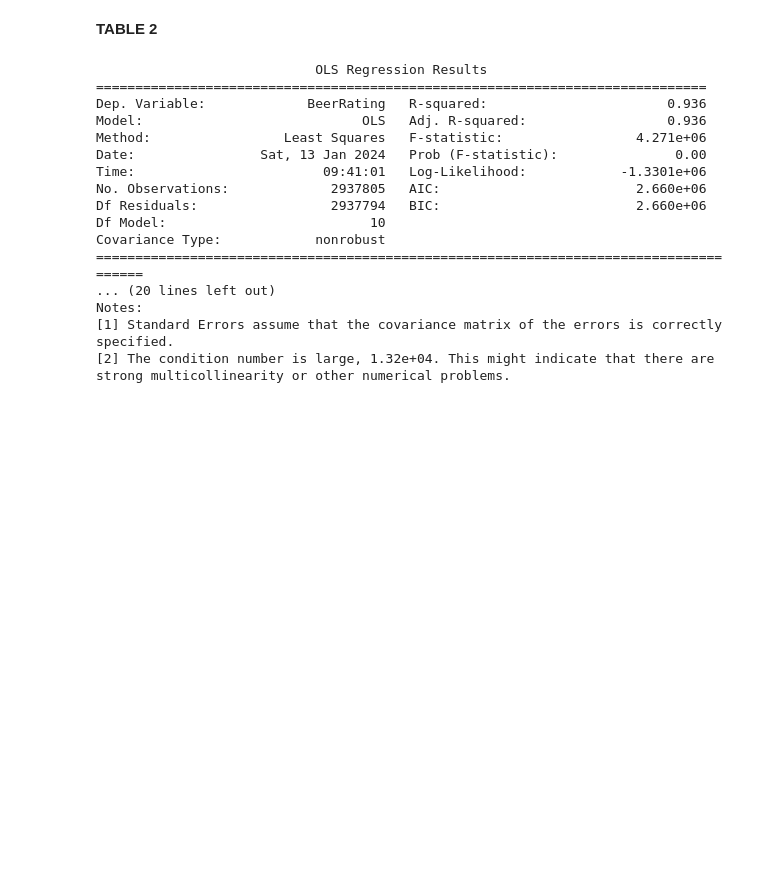
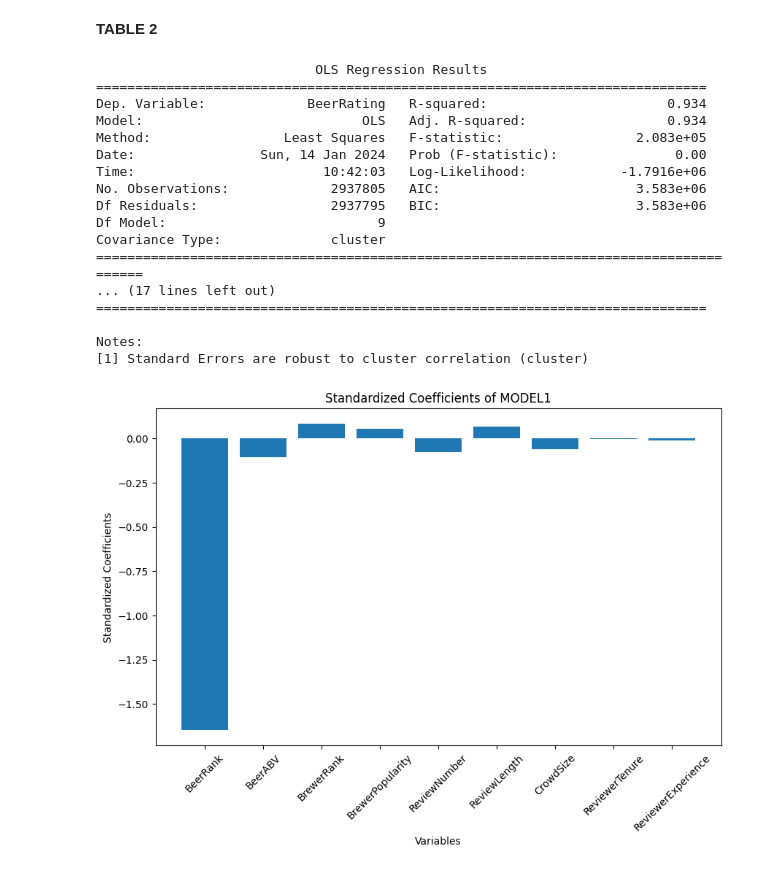
Before and after one commit to bru-cab/Statistical_Analyst_Products, a Jupyter notebook: part2.ipynb, the cells around one changed output. Cells and saved outputs as stored; diff of their text form; code cells hidden in the pictures; blank space fills up the shorter version.

```diff
--- a/part2.ipynb
+++ b/part2.ipynb
@@ -341,56 +380,87 @@ Completed all calculations. Displaying Table 1:
 # %% [markdown]
 **TABLE 2**
 # %%
-######################################################## MODEL1
+######################################################## MODEL1 removing 'BeerPopularity'
 
 import statsmodels.api as sm
 import pandas as pd
+import matplotlib.pyplot as plt
 
 # Check and convert data types if necessary
 # Ensure all control variables are numeric
-for column in ['BeerRank', 'BeerABV', 'BeerPopularity', 'BrewerRank',
+for column in ['BeerRank', 'BeerABV', 'BrewerRank',
                'BrewerPopularity', 'ReviewNumber', 'ReviewLength',
                'CrowdSize', 'ReviewerTenure', 'ReviewerExperience']:
     df2[column] = pd.to_numeric(df2[column], errors='coerce')
 
 # Handling missing values
-# You can choose to fill missing values or drop them. Here, we'll drop them
-df2 = df2.dropna(subset=['BeerRating', 'BeerRank', 'BeerABV', 'BeerPopularity',
+df2 = df2.dropna(subset=['BeerRating', 'BeerRank', 'BeerABV',
                          'BrewerRank', 'BrewerPopularity', 'ReviewNumber',
                          'ReviewLength', 'CrowdSize', 'ReviewerTenure',
                          'ReviewerExperience'])
 
 # Define the dependent variable
 y = df2['BeerRating']
 
-# Define the independent variables (control variables in this case)
-X = df2[['BeerRank', 'BeerABV', 'BeerPopularity', 'BrewerRank',
+# Define the independent variables (excluding 'BeerPopularity')
+X = df2[['BeerRank', 'BeerABV', 'BrewerRank',
          'BrewerPopularity', 'ReviewNumber', 'ReviewLength',
          'CrowdSize', 'ReviewerTenure', 'ReviewerExperience']]
 
+# Standardizing the variables manually
+X_standardized = (X - X.mean()) / X.std()
+
 # Add a constant to the model (intercept)
-X = sm.add_constant(X)
+X_standardized = sm.add_constant(X_standardized)
 
-# Fit the regression model
-model = sm.OLS(y, X).fit()
+# Define the dependent variable
+y = df2['BeerRating']
+
+# Assuming you have a column in df2 that uniquely identifies each user (e.g., 'UserID')
+clusters = df2['Review - Profile Name']
+
+# Fit the regression model with clustered standard errors
+model = sm.OLS(y, X_standardized).fit(cov_type='cluster', cov_kwds={'groups': clusters})
 
 # Print out the regression results
 print(model.summary())
+
+# Plotting the standardized coefficients
+plt.figure(figsize=(10, 6))
+model_params = model.params.drop('const')  # Drop the constant for the plot
+plt.bar(model_params.index, model_params.values)
+plt.xlabel('Variables')
+plt.ylabel('Standardized Coefficients')
+plt.title('Standardized Coefficients of MODEL1')
+plt.xticks(rotation=45)
+plt.show()
+
+# Plotting the p-values
+plt.figure(figsize=(10, 6))
+model_pvalues = model.pvalues.drop('const')  # Drop the constant for the plot
+plt.bar(model_pvalues.index, model_pvalues.values)
+plt.xlabel('Variables')
+plt.ylabel('P-values')
+plt.title('P-values of MODEL1 Variables')
+plt.xticks(rotation=45)
+plt.axhline(y=0.05, color='r', linestyle='-')  # Line for p-value threshold (e.g., 0.05)
+plt.show()
 # %% [output]
                             OLS Regression Results
 ==============================================================================
-Dep. Variable:             BeerRating   R-squared:                       0.936
-Model:                            OLS   Adj. R-squared:                  0.936
-Method:                 Least Squares   F-statistic:                 4.271e+06
-Date:                Sat, 13 Jan 2024   Prob (F-statistic):               0.00
-Time:                        09:41:01   Log-Likelihood:            -1.3301e+06
-No. Observations:             2937805   AIC:                         2.660e+06
-Df Residuals:                 2937794   BIC:                         2.660e+06
-Df Model:                          10
-Covariance Type:            nonrobust
+Dep. Variable:             BeerRating   R-squared:                       0.934
+Model:                            OLS   Adj. R-squared:                  0.934
+Method:                 Least Squares   F-statistic:                 2.083e+05
+Date:                Sun, 14 Jan 2024   Prob (F-statistic):               0.00
+Time:                        10:42:03   Log-Likelihood:            -1.7916e+06
+No. Observations:             2937805   AIC:                         3.583e+06
+Df Residuals:                 2937795   BIC:                         3.583e+06
+Df Model:                           9
+Covariance Type:              cluster
 ======================================================================================
-... (20 lines left out)
+... (17 lines left out)
+==============================================================================
+
 Notes:
-[1] Standard Errors assume that the covariance matrix of the errors is correctly specified.
-[2] The condition number is large, 1.32e+04. This might indicate that there are
-strong multicollinearity or other numerical problems.
+[1] Standard Errors are robust to cluster correlation (cluster)
+[figure, added]
```
Also changed, not shown: parts of 10 cells of this notebook.
